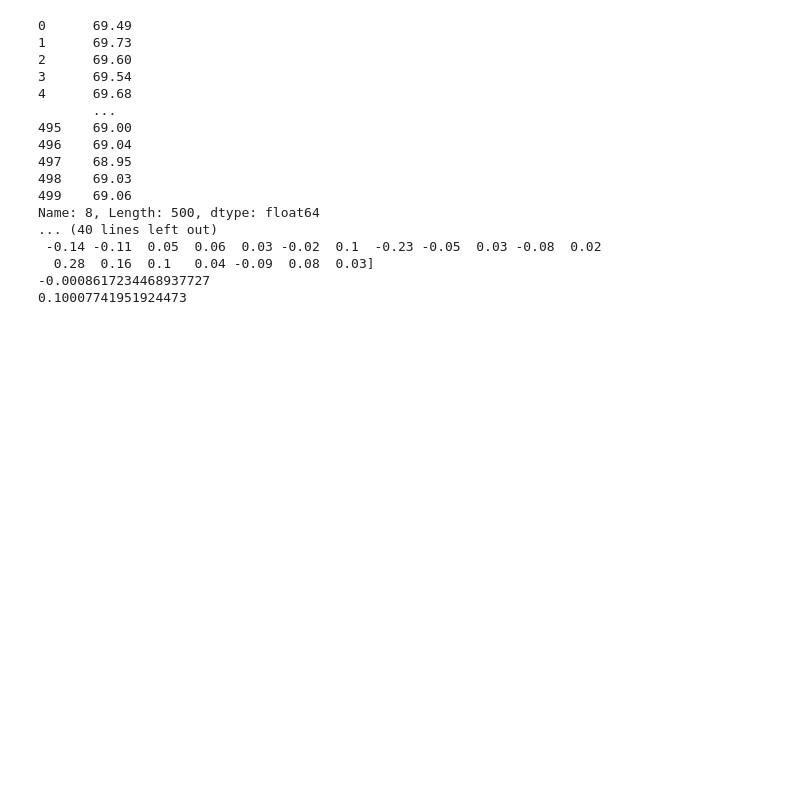
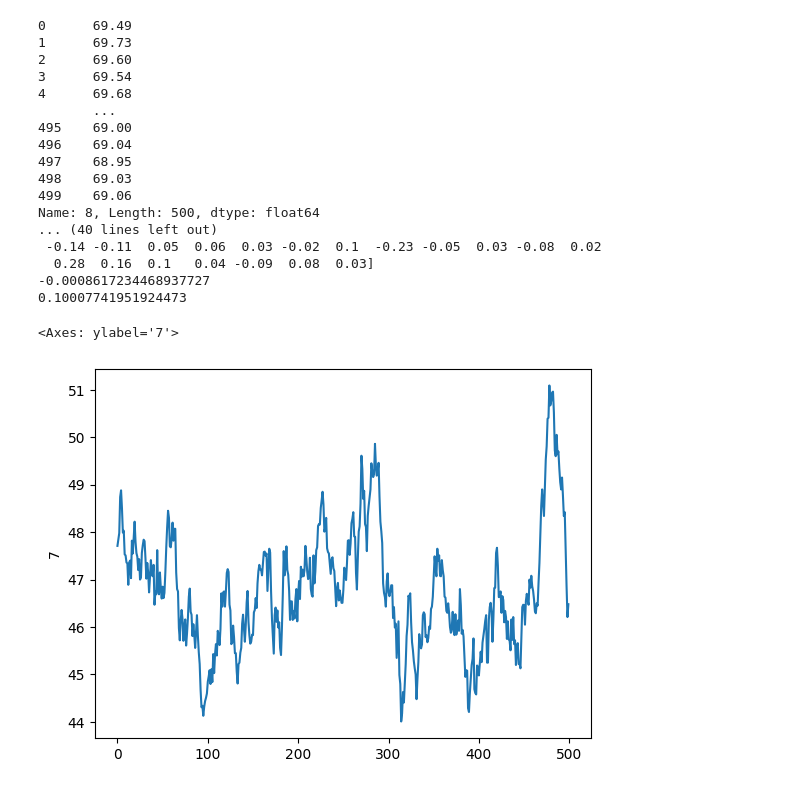
Before and after one commit to Troppydash/algothon, a Jupyter notebook: da/khang_strategy.ipynb, the cells around one changed output. Saved outputs shown, nothing was run; the diff lists cells and outputs as text; code cells hidden in the pictures; blank space fills up the shorter version.

```diff
--- a/da/khang_strategy.ipynb
+++ b/da/khang_strategy.ipynb
@@ -178,3 +178,8 @@ Name: 8, Length: 500, dtype: float64
   0.28  0.16  0.1   0.04 -0.09  0.08  0.03]
 -0.0008617234468937727
 0.10007741951924473
+# %%
+sns.lineplot(df[7])
+# %% [output]
+<Axes: ylabel='7'>
+[figure, added]
```
Also changed, not shown: 5 other files.
